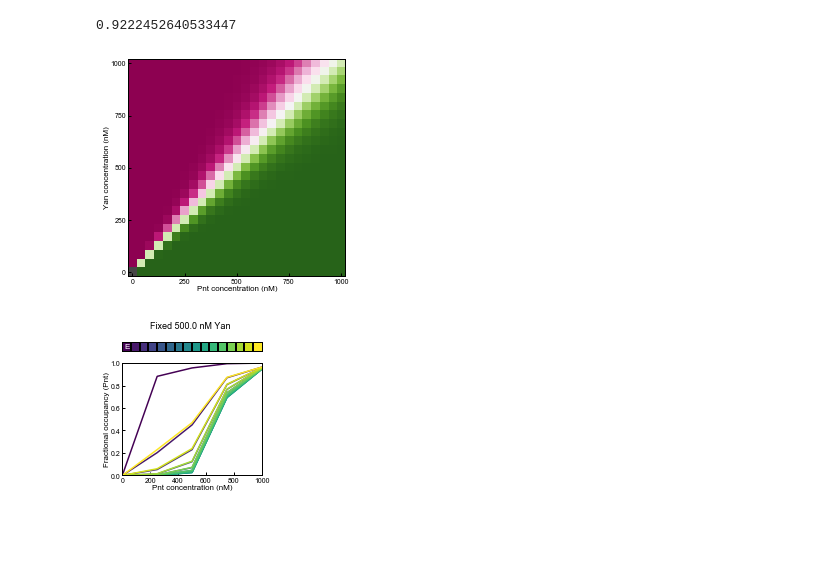
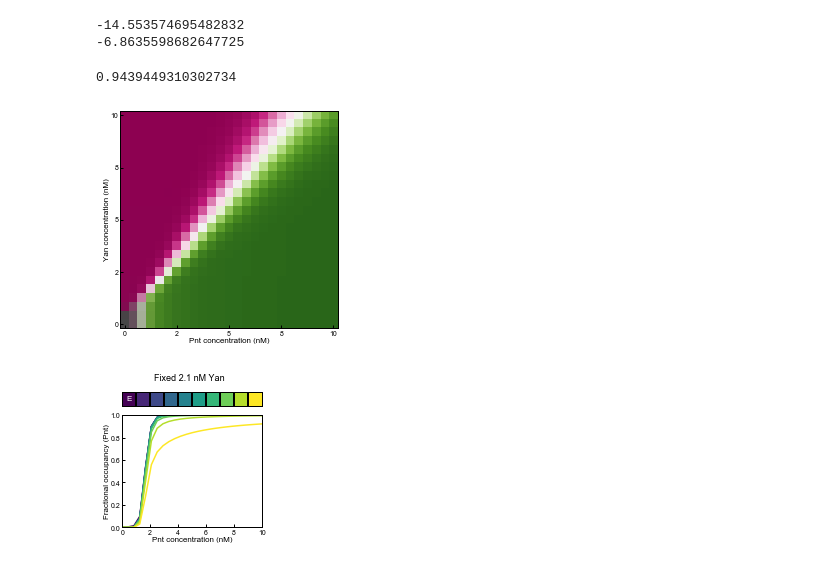
Before and after one commit to sbernasek/binding, a Jupyter notebook: notebooks/development.ipynb, the cells around one changed output. Cells and saved outputs as stored; diff of their text form; code cells hidden in the pictures; blank space fills up the shorter version.

```diff
--- a/notebooks/development.ipynb
+++ b/notebooks/development.ipynb
@@ -13,6 +12,20 @@ from time import time
 %matplotlib inline
 %reload_ext autoreload
 %autoreload 2
+# %%
+eq = Equilibrium()
+
+# 25 pM KD for ETS-1 and specific sites
+dG_specific = eq.get_dG(25e-12)
+
+# 10 uM KD for ETS-1 and non-specific sites (no overlap, <10um for overlap)
+dG_nonspecific = eq.get_dG(10e-6)
+
+print(dG_specific)
+print(dG_nonspecific)
+# %% [output]
+-14.553574695482832
+-6.8635598682647725
 # %%
 # parameters (energies in kcal/mole, ordered Pnt-Yan)
 a0, b0, c0 = -9.955, -5.837, -7.043
@@ -20,10 +33,10 @@ a0, b0, c0 = -9.955, -5.837, -7.043
 # alpha = [.96*(a0+c0), a0]
 # beta = [.8*(b0+c0), b0]
 # gamma = [0, .7*c0]
-alpha = [-13, a0]
-beta = [-8, b0]
-gamma = [.65*c0, c0]
 
+alpha = [dG_specific, a0]
+beta = [dG_nonspecific, b0]
+gamma = [.8*c0, c0]
 
 params = dict(alpha=alpha, beta=beta, gamma=gamma)
 # %%
@@ -32,17 +45,17 @@ density = (25, 25)
 # %%
 #%%prun -D ../profiling/light.prof
 start = time()
-microstates = Microstates(Ns=Ns, params=params, ets=(0, ))
-rsweep = Sweep(cmin=(0, 0), cmax=(1000, 1000), density=density)
-rsweep.set_occupancies(microstates)
+microstates = Microstates(Ns=Ns, params=params, ets=(0,))
+sweep = Sweep(cmin=(0, 0), cmax=(10, 10), density=density)
+sweep.set_occupancies(microstates)
 print(time()-start)
 # %% [output]
-0.9222452640533447
+0.9439449310302734
 # %%
-fig = rsweep.plot_overall_occupancy(species='Pnt', cmap=plt.cm.PiYG, mask=True)
+fig = sweep.plot_overall_occupancy(species='Pnt', cmap=plt.cm.PiYG, mask=True)
 # %% [output]
-[figure, old version]
+[figure, new version]
 # %%
-fig = rsweep.plot_contours(species='Pnt', variable='Pnt', fixed=0, figsize=(2.5, 2.5))
+fig = sweep.plot_contours(species='Pnt', variable='Pnt', fixed=5, figsize=(2.5, 2.5))
 # %% [output]
-[figure, old version]
+[figure, new version]
```
Also changed, not shown: parts of 22 cells of this notebook, 1 other file.
